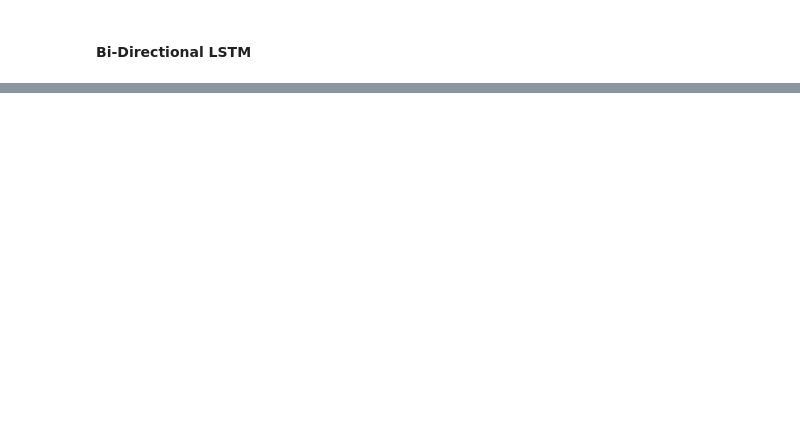
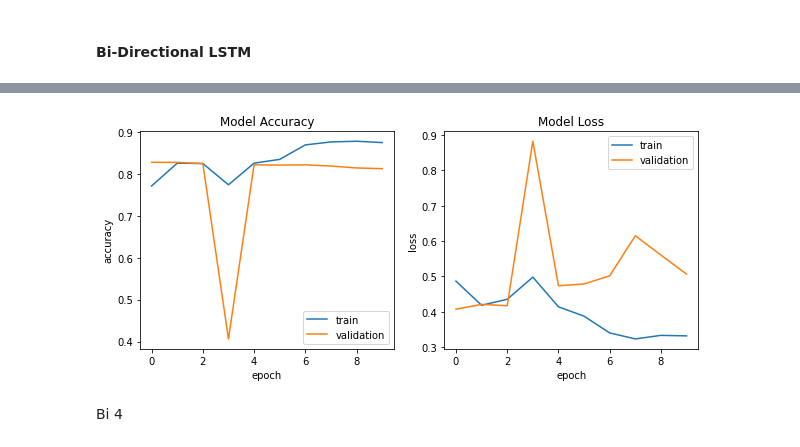
Before and after one commit to datcn1212/Spotify-App-Reviews-Sentiment-Analysis, a Jupyter notebook: RNN2.ipynb, the cells around one changed output, grey strips where cells are left out. Saved outputs shown, nothing was run; the diff lists cells and outputs as text; code cells hidden in the pictures; blank space fills up the shorter version.

```diff
--- a/RNN2.ipynb
+++ b/RNN2.ipynb
@@ -383,0 +478,25 @@ plot_training_hist(history)
+# %%
+# Defining Bidirectional LSTM model
+bi_lstm_model = Sequential(name="Bidirectional_LSTM")
+bi_lstm_model.add(Embedding(len(tokenizer.word_index)+1, embd_len, input_length=max_length))
+bi_lstm_model.add(Bidirectional(LSTM(64, activation='tanh', return_sequences=True)))
+bi_lstm_model.add(Bidirectional(LSTM(64)))
+bi_lstm_model.add(Dense(16, activation='relu'))
+bi_lstm_model.add(Dense(1, activation='relu'))
+
+# Printing model summary
+print(bi_lstm_model.summary())
+
+# Compiling model summary
+bi_lstm_model.compile(
+loss="binary_crossentropy",
+optimizer='adam',
+metrics=['accuracy']
+)
+
+# Training the model
+history5 = bi_lstm_model.fit(x_train_, y_train_, batch_size=64, epochs=10, verbose=1, validation_data=(x_test, y_test))
+
+# Printing model score on test data
+print()
+print("Bidirectional LSTM model Score---> ", bi_lstm_model.evaluate(x_test, y_test, verbose=0))
@@ -383,0 +521,6 @@ plot_training_hist(history)
+# %%
+plot_training_hist(history5)
+# %% [output]
+[figure, added]
+# %% [markdown]
+Bi 4
```
Also changed, not shown: parts of 27 cells of this notebook, 3 other files.
